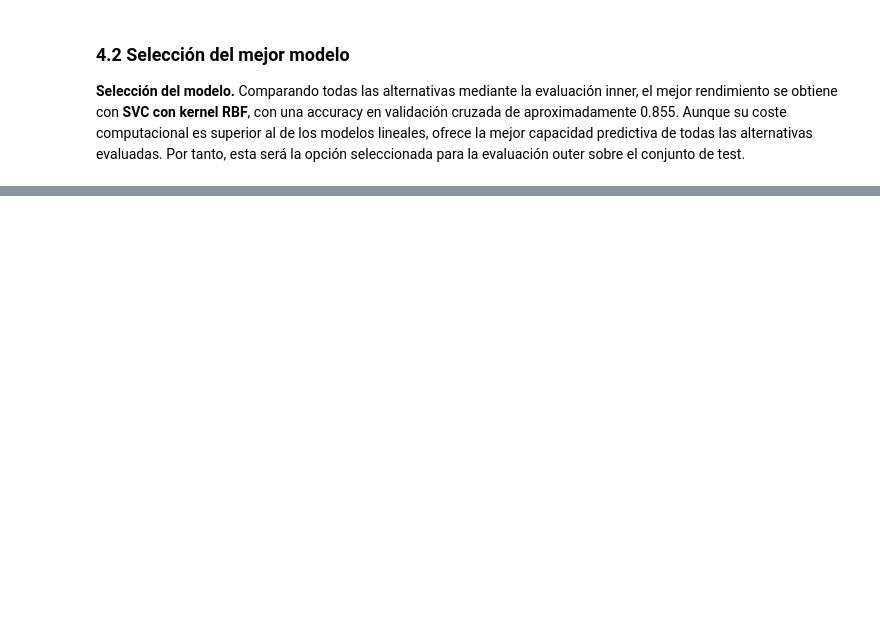
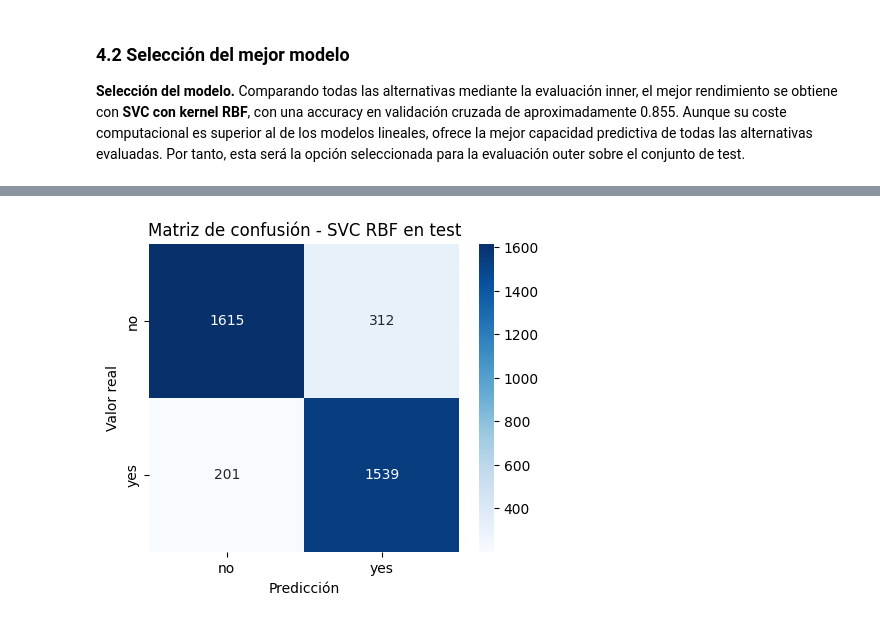
Before and after one commit to DiegoVa6/Grupo05_Practica1, a Jupyter notebook: exercise.ipynb, the cells around one changed output, grey strips where cells are left out. Cells and saved outputs as stored; diff of their text form; code cells hidden in the pictures; blank space fills up the shorter version.

Commit message:
Added final decision, modelo_final.joblib and the second notebook

```diff
--- a/exercise.ipynb
+++ b/exercise.ipynb
@@ -1595,0 +1600,14 @@ global_summary
+# %%
+best_model = svm_rbf_pipe
+
+best_model.fit(X_train, y_train)
+
+y_test_pred = best_model.predict(X_test)
+
+test_acc = accuracy_score(y_test, y_test_pred)
+cm = confusion_matrix(y_test, y_test_pred)
+
+print(f"Accuracy en test (outer): {test_acc:.4f}")
+
+print("\nClassification report:")
+print(classification_report(y_test, y_test_pred, target_names=["no", "yes"]))
@@ -1595,0 +1626,11 @@ global_summary
+# %%
+plt.figure(figsize=(5,4))
+sns.heatmap(cm, annot=True, fmt="d", cmap="Blues",
+            xticklabels=["no", "yes"],
+            yticklabels=["no", "yes"])
+plt.xlabel("Predicción")
+plt.ylabel("Valor real")
+plt.title("Matriz de confusión - SVC RBF en test")
+plt.show()
+# %% [output]
+[figure, added]
```
Also changed, not shown: parts of 19 cells of this notebook, 3 other files.
